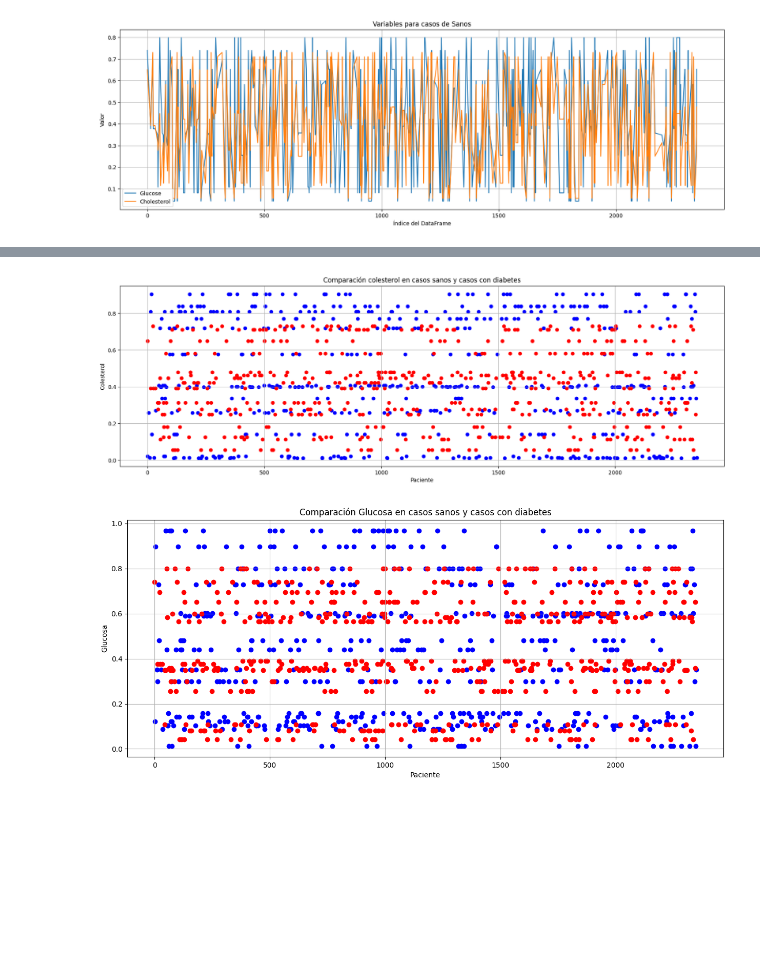
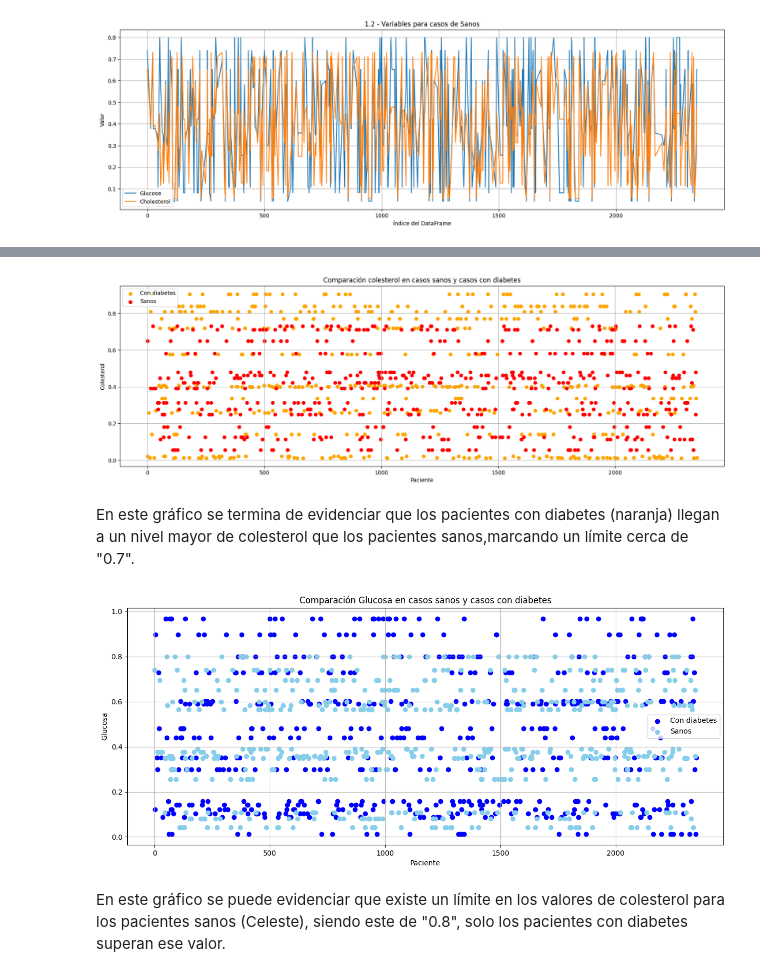
Before and after one commit to borisValdez/DataScience, a Jupyter notebook: ProyectoDS_ParteI_Boris.ipynb, the cells around one changed output, grey strips where cells are left out. Cells and saved outputs as stored; diff of their text form; code cells hidden in the pictures; blank space fills up the shorter version.

```diff
--- a/ProyectoDS_ParteI_Boris.ipynb
+++ b/ProyectoDS_ParteI_Boris.ipynb
@@ -142,32 +147,38 @@ Se puede observar que los pacientes con diabetes, llegan a valores mas altos tan
 # %%
 plt.figure(figsize=(20, 6))
 colors = ['red', 'blue']
-plt.scatter(indice, df_diabetes['Cholesterol'], color='blue', marker='o', label= 'Diabetes')
-plt.scatter(indice2, df_sano['Cholesterol'], color='red', marker='o', label="Sanos")
+plt.scatter(indice, df_diabetes['Cholesterol'], color='orange', marker='o')
+plt.scatter(indice2, df_sano['Cholesterol'], color='red', marker='o')
 # Añadir título y etiquetas de los ejes
 plt.title('Comparación colesterol en casos sanos y casos con diabetes')
 plt.xlabel('Paciente')
 plt.ylabel('Colesterol')
+plt.legend(["Con diabetes","Sanos"])
 
 # Mostrar el gráfico
 plt.grid(True)
 plt.show()
 # %% [output]
-[figure, old version]
+[figure, new version]
+# %% [markdown]
+En este gráfico se termina de evidenciar que los pacientes con diabetes (naranja) llegan a un nivel mayor de colesterol que los pacientes sanos,marcando un límite cerca de "0.7".
 # %%
 plt.figure(figsize=(15, 6))
 colors = ['red', 'blue']
 plt.scatter(indice, df_diabetes['Glucose'], color='blue', marker='o')
-plt.scatter(indice2, df_sano['Glucose'], color='red', marker='o')
+plt.scatter(indice2, df_sano['Glucose'], color='skyblue', marker='o')
 # Añadir título y etiquetas de los ejes
 plt.title('Comparación Glucosa en casos sanos y casos con diabetes')
 plt.xlabel('Paciente')
 plt.ylabel('Glucosa')
+plt.legend(["Con diabetes", "Sanos"])
 
 # Mostrar el gráfico
 plt.grid(True)
 plt.show()
 # %% [output]
-[figure, old version]
+[figure, new version]
+# %% [markdown]
+En este gráfico se puede evidenciar que existe un límite en los valores de colesterol para los pacientes sanos (Celeste), siendo este de "0.8", solo los pacientes con diabetes superan ese valor.
 # %%
 import seaborn as sns
```
Also changed, not shown: parts of 12 cells of this notebook.
